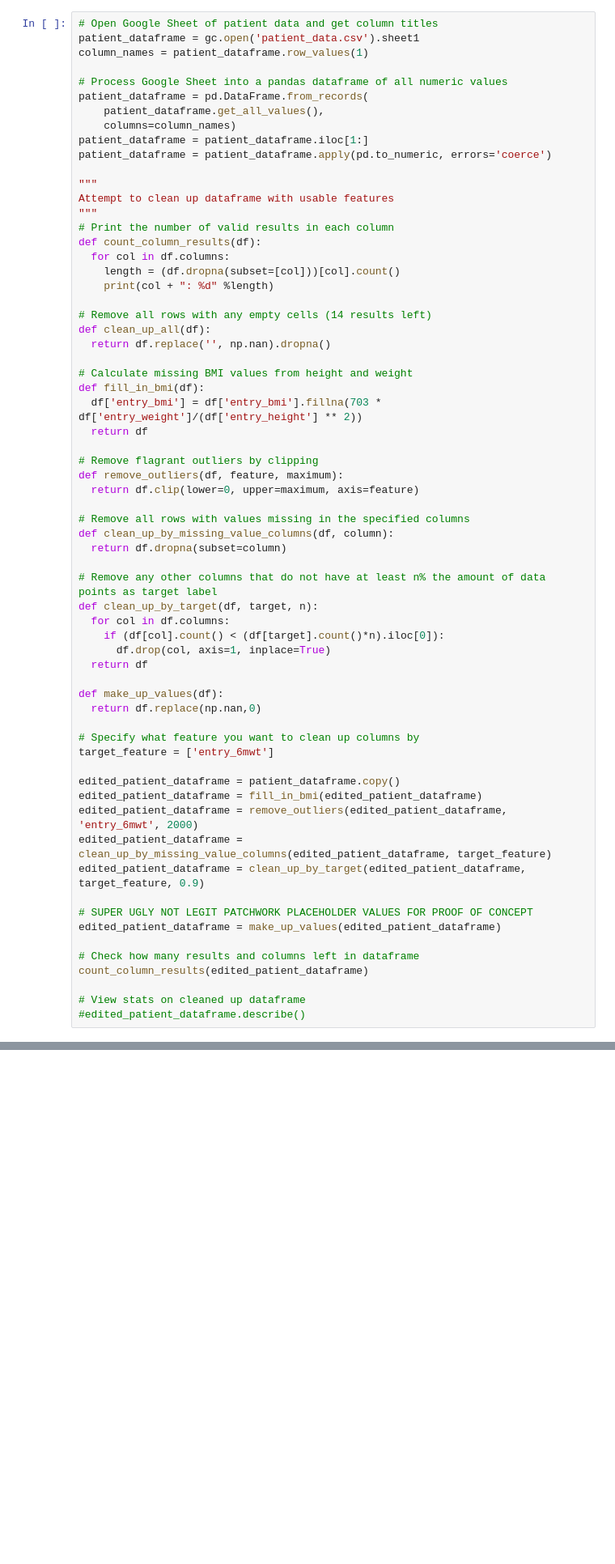
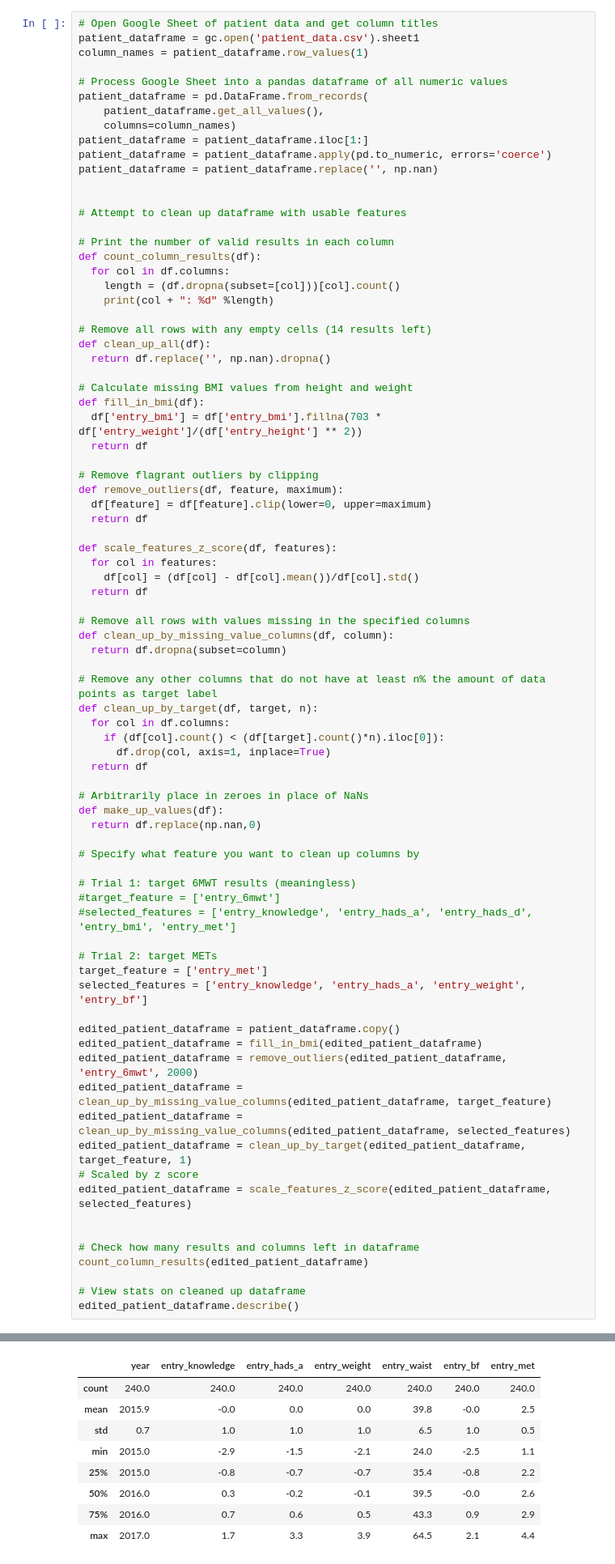
Before and after one commit to mrkevinlin/MLmed, a Jupyter notebook: MLmed.ipynb, the cells around one changed output, grey strips where cells are left out. Shown: that part at 81% size. Drawn from its saved outputs; the diff is of its cells as text; blank space fills up the shorter version.

```diff
--- a/MLmed.ipynb
+++ b/MLmed.ipynb
@@ -44,10 +44,11 @@ patient_dataframe = pd.DataFrame.from_records(
     columns=column_names)
 patient_dataframe = patient_dataframe.iloc[1:]
 patient_dataframe = patient_dataframe.apply(pd.to_numeric, errors='coerce')
+patient_dataframe = patient_dataframe.replace('', np.nan)
 
-"""
-Attempt to clean up dataframe with usable features
-"""
+
+# Attempt to clean up dataframe with usable features
+
 # Print the number of valid results in each column
 def count_column_results(df):
   for col in df.columns:
@@ -65,7 +66,13 @@ def fill_in_bmi(df):
 
 # Remove flagrant outliers by clipping
 def remove_outliers(df, feature, maximum):
-  return df.clip(lower=0, upper=maximum, axis=feature)
+  df[feature] = df[feature].clip(lower=0, upper=maximum)
+  return df
+
+def scale_features_z_score(df, features):
+  for col in features:
+    df[col] = (df[col] - df[col].mean())/df[col].std()
+  return df
 
 # Remove all rows with values missing in the specified columns
 def clean_up_by_missing_value_columns(df, column):
@@ -78,24 +85,33 @@ def clean_up_by_target(df, target, n):
       df.drop(col, axis=1, inplace=True)
   return df
 
+# Arbitrarily place in zeroes in place of NaNs
 def make_up_values(df):
   return df.replace(np.nan,0)
 
 # Specify what feature you want to clean up columns by
-target_feature = ['entry_6mwt']
+
+# Trial 1: target 6MWT results (meaningless)
+#target_feature = ['entry_6mwt']
+#selected_features = ['entry_knowledge', 'entry_hads_a', 'entry_hads_d', 'entry_bmi', 'entry_met']
+
+# Trial 2: target METs
+target_feature = ['entry_met']
+selected_features = ['entry_knowledge', 'entry_hads_a', 'entry_weight', 'entry_bf']
 
 edited_patient_dataframe = patient_dataframe.copy()
 edited_patient_dataframe = fill_in_bmi(edited_patient_dataframe)
 edited_patient_dataframe = remove_outliers(edited_patient_dataframe, 'entry_6mwt', 2000)
 edited_patient_dataframe = clean_up_by_missing_value_columns(edited_patient_dataframe, target_feature)
-edited_patient_dataframe = clean_up_by_target(edited_patient_dataframe, target_feature, 0.9)
+edited_patient_dataframe = clean_up_by_missing_value_columns(edited_patient_dataframe, selected_features)
+edited_patient_dataframe = clean_up_by_target(edited_patient_dataframe, target_feature, 1)
+# Scaled by z score
+edited_patient_dataframe = scale_features_z_score(edited_patient_dataframe, selected_features)
 
-# SUPER UGLY NOT LEGIT PATCHWORK PLACEHOLDER VALUES FOR PROOF OF CONCEPT
-edited_patient_dataframe = make_up_values(edited_patient_dataframe)
 
 # Check how many results and columns left in dataframe
 count_column_results(edited_patient_dataframe)
 
 # View stats on cleaned up dataframe
-#edited_patient_dataframe.describe()
+edited_patient_dataframe.describe()
 # %% [output]
@@ -112,0 +125,9 @@ entry_met: 161
+|  | year | entry_knowledge | entry_hads_a | entry_weight | entry_waist | entry_bf | entry_met |
+| count | 240.0 | 240.0 | 240.0 | 240.0 | 240.0 | 240.0 | 240.0 |
+| mean | 2015.9 | -0.0 | 0.0 | 0.0 | 39.8 | -0.0 | 2.5 |
+| std | 0.7 | 1.0 | 1.0 | 1.0 | 6.5 | 1.0 | 0.5 |
+| min | 2015.0 | -2.9 | -1.5 | -2.1 | 24.0 | -2.5 | 1.1 |
+| 25% | 2015.0 | -0.8 | -0.7 | -0.7 | 35.4 | -0.8 | 2.2 |
+| 50% | 2016.0 | 0.3 | -0.2 | -0.1 | 39.5 | -0.0 | 2.6 |
+| 75% | 2016.0 | 0.7 | 0.6 | 0.5 | 43.3 | 0.9 | 2.9 |
+| max | 2017.0 | 1.7 | 3.3 | 3.9 | 64.5 | 2.1 | 4.4 |
```
Also changed, not shown: parts of 14 cells of this notebook.
